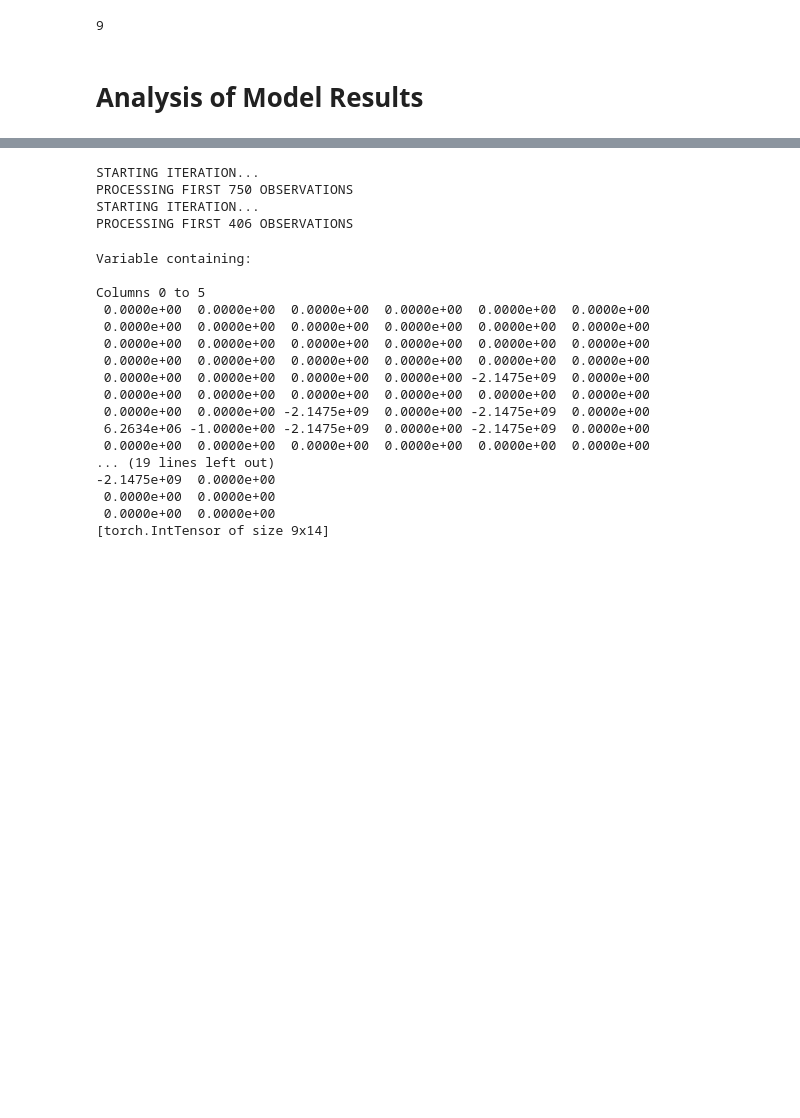
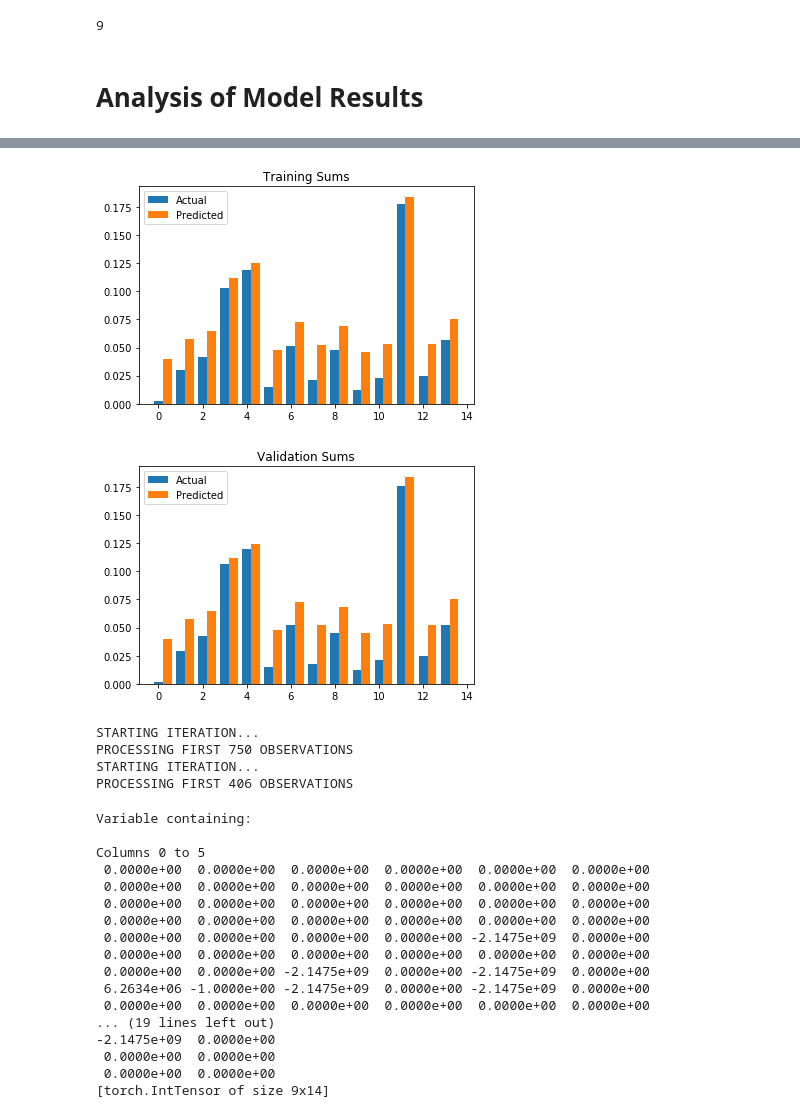
Before and after one commit to pmanion0/xrayproj, a Jupyter notebook: Train Neural Network.ipynb, the cells around one changed output, grey strips where cells are left out. Saved outputs shown, nothing was run; the diff lists cells and outputs as text; code cells hidden in the pictures; blank space fills up the shorter version.

Commit message:
Adding validation

```diff
--- a/Train Neural Network.ipynb
+++ b/Train Neural Network.ipynb
@@ -571,0 +749,9 @@ compare_sums(model_ft, dataloaders['train'])
+# %%
+model_eval = ModelEvaluator(model_ft, dataloaders['val'])
+model_eval.run()
+# %%
+output = []
+for i in range(14):
+    v, _, _ = model_eval.m_auc.meters[i].value()
+    output.append(v)
+output
@@ -572,3 +780,28 @@ compare_sums(model_ft, dataloaders['train'])
+# %%
+def plot_compare_sums(in_data, bar_width = 0.4):
+    act = in_data['act'].data.numpy()
+    pred = in_data['pred'].data.numpy()
+
+    indx1 = range(14)
+    indx2 = [i+bar_width for i in indx1]
+
+    plt.bar(indx1, act,  width=bar_width, label="Actual")
+    plt.bar(indx2, pred, width=bar_width, label="Predicted")
+    plt.legend()
+# %%
+train_sums = compare_sums(model_ft, dataloaders['train'])
+val_sums = compare_sums(model_ft, dataloaders['val'])
+# %%
+plt.figure()
+plt.title("Training Sums")
+plot_compare_sums(train_sums)
+
+plt.figure()
+plt.title("Validation Sums")
+plot_compare_sums(val_sums)
+# %% [output]
+[figure, added]
+[figure, added]
 # %%
 out_model_30.train(mode=False)
 
```
Also changed, not shown: parts of 19 cells of this notebook.
